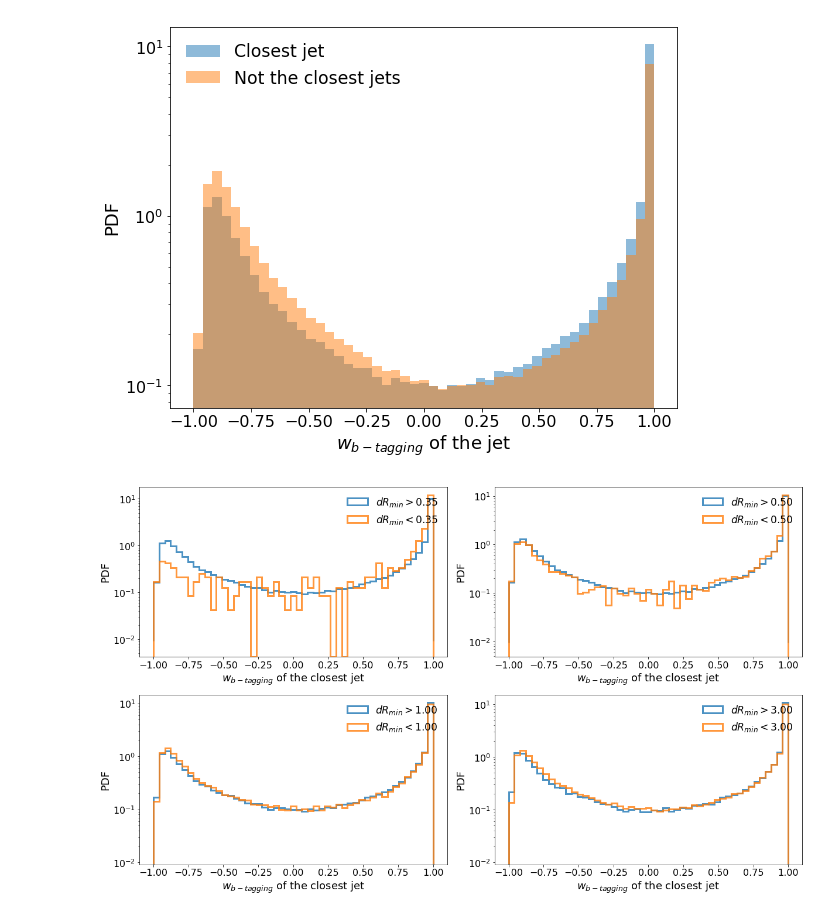
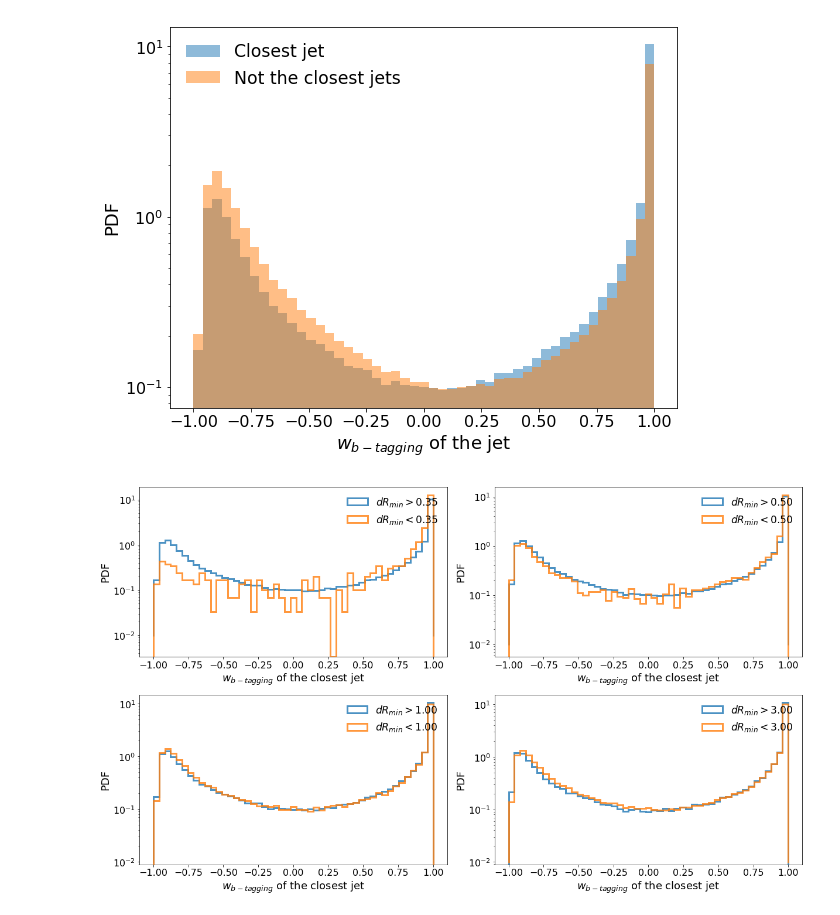
Before and after one commit to MLatCezeaux/intro_numpy, a Jupyter notebook: section3/CollisionAnalysis.ipynb, the cells around one changed output. Drawn from its saved outputs; the diff is of its cells as text; code cells hidden in the pictures.

```diff
--- a/section3/CollisionAnalysis.ipynb
+++ b/section3/CollisionAnalysis.ipynb
@@ -548,4 +596,4 @@ n = 200000
 # %%
-jets_elec_pairs = npu.all_pairs_nd(jets[:n], eles[:n])
-print(jets[:n].shape, eles[:n].shape, jets_elec_pairs.shape)
+jets_elec_pairs = npu.all_pairs_nd(jets, eles)
+print(jets.shape, eles.shape, jets_elec_pairs.shape)
 # %% [output]
@@ -576,7 +624,7 @@ ax = plt.ylabel('PDF')
 # %% [markdown]
 Getting now the index of the pair having the minimal $dR$ using the command `np.argmin(dRej,axis=1)` which return a 1D array of shape (Nevt) containing the wanted index for each event. Then one can use the functions `get_indexed_value()` and `get_all_but_indexed_value()` to get either the btag weight of the minimal $dR$ or all the others.
 # %%
-idRmin = np.argmin(dRej[:n], axis=1)
+idRmin = np.argmin(dRej, axis=1)
 jet_btag_w_dRmin = npu.get_indexed_value(jet_btag_w, idRmin)
 jet_btag_w_other = npu.get_all_but_indexed_value(jet_btag_w, idRmin)
 # %%
@@ -594,24 +642,24 @@ ax = plt.legend()
 # %%
 fig = plt.figure(figsize=(17, 10))
 style = {
     'bins': np.linspace(-1, 1, 50),
     'alpha': 0.8,
     'density': True,
     'log': True,
     'histtype': 'step',
     'linewidth': 3.0
 }
 for i, cut in enumerate([0.35, 0.5, 1.0, 3.0]):
     plt.subplot(2, 2, i+1)
-    dRgt_btag = jet_btag_w_dRmin*(dRmin[:n] > cut)
+    dRgt_btag = jet_btag_w_dRmin*(dRmin>cut)
     dRgt_btag[dRgt_btag == 0] = 999
-    dRlt_btag = jet_btag_w_dRmin*(dRmin[:n] < cut)
+    dRlt_btag = jet_btag_w_dRmin*(dRmin<cut)
     dRlt_btag[dRlt_btag == 0] = 999
     ax = plt.hist(dRgt_btag, label='$dR_{min}>'+'{:.2f}$'.format(cut), **style)
     ax = plt.hist(dRlt_btag, label='$dR_{min}<'+'{:.2f}$'.format(cut), **style)
     ax = plt.xlabel('$w_{b-tagging}$ of the closest jet')
     ax = plt.ylabel('PDF')
     ax = plt.legend()
 plt.tight_layout()
 # %% [output]
-[figure, old version]
+[figure, new version]
```
Also changed, not shown: parts of 65 cells of this notebook, 3 other files.
